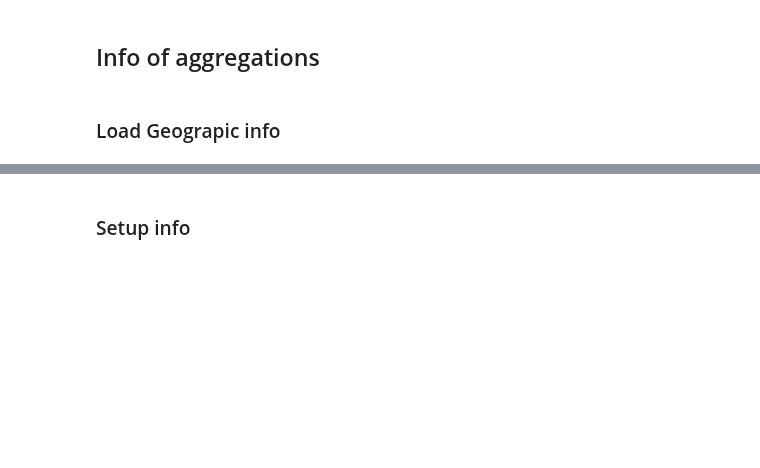
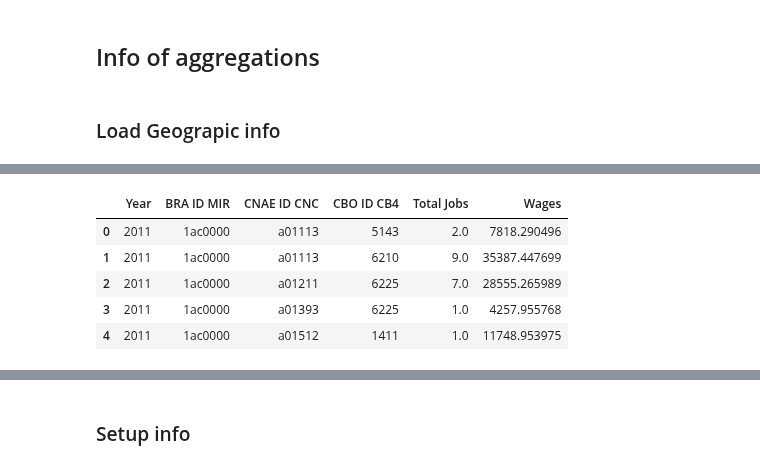
Before and after one commit to matuteiglesias/geo-correlation-structures, a Jupyter notebook: Save aggregated datasets.ipynb, the cells around one changed output, grey strips where cells are left out. Drawn from its saved outputs; the diff is of its cells as text; code cells hidden in the pictures; blank space fills up the shorter version.

```diff
--- a/Save aggregated datasets.ipynb
+++ b/Save aggregated datasets.ipynb
@@ -99,0 +102,9 @@ dtype: int64
+# %%
+wages_bra.head()
+# %% [output]
+|  | Year | BRA ID MIR | CNAE ID CNC | CBO ID CB4 | Total Jobs | Wages |
+| 0 | 2011 | 1ac0000 | a01113 | 5143 | 2.0 | 7818.290496 |
+| 1 | 2011 | 1ac0000 | a01113 | 6210 | 9.0 | 35387.447699 |
+| 2 | 2011 | 1ac0000 | a01211 | 6225 | 7.0 | 28555.265989 |
+| 3 | 2011 | 1ac0000 | a01393 | 6225 | 1.0 | 4257.955768 |
+| 4 | 2011 | 1ac0000 | a01512 | 1411 | 1.0 | 11748.953975 |
```
Also changed, not shown: parts of 5 cells of this notebook, 10 other files.
